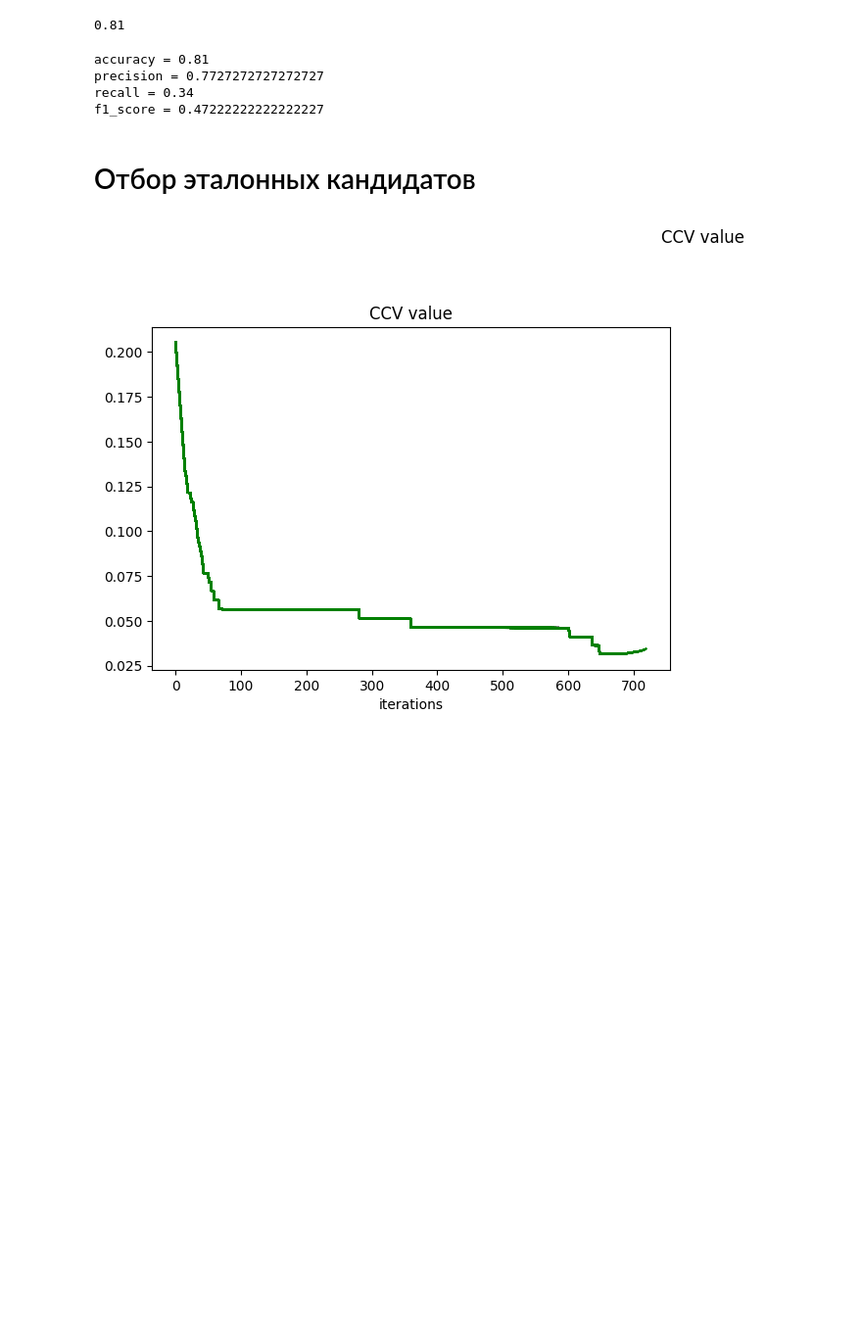
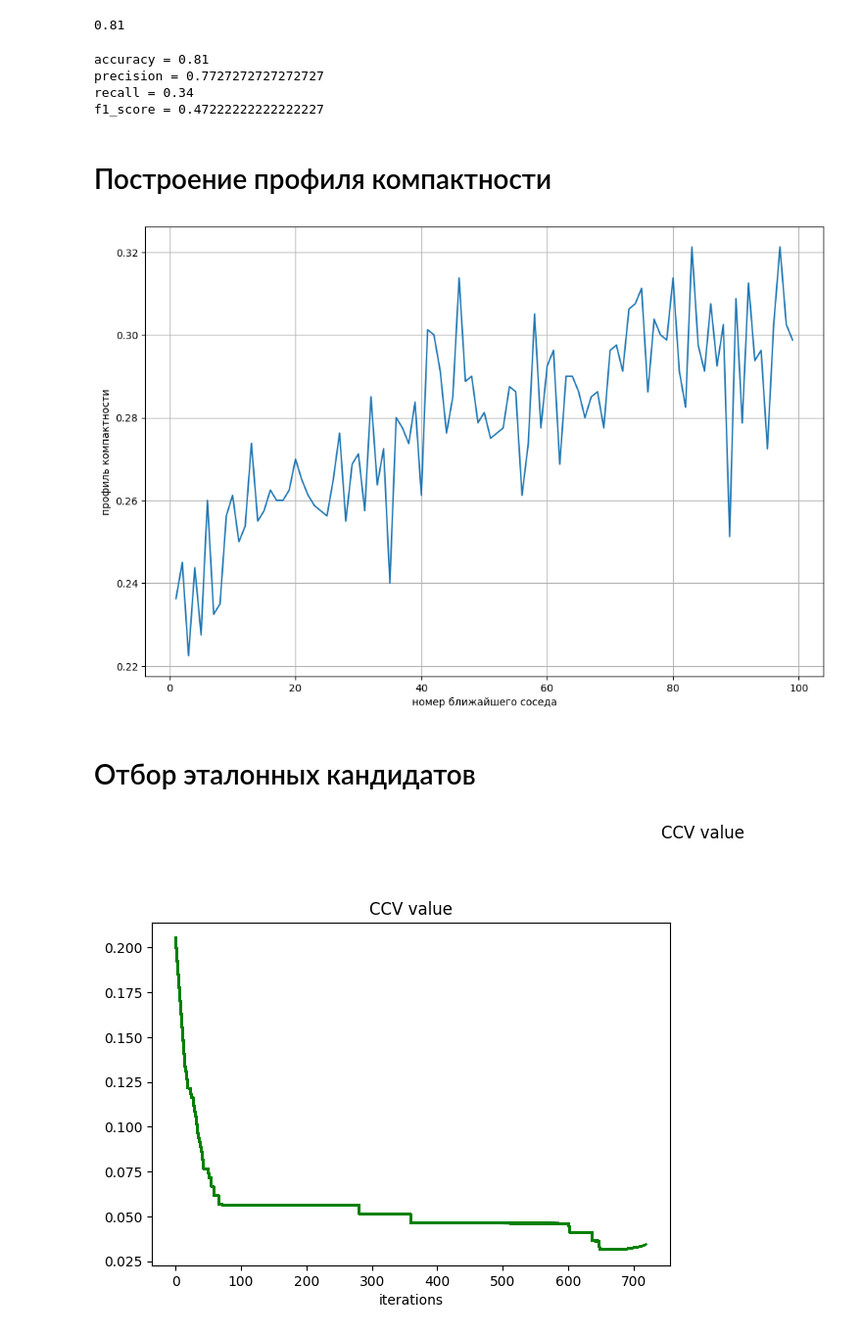
Before and after one commit to itmo-mla/fall-2025, a Jupyter notebook: students/kasiutin-ia/lab2/source/model_inference.ipynb, the cells around one changed output. Shown at 98% size. Saved outputs shown, nothing was run; the diff lists cells and outputs as text; code cells hidden in the pictures; blank space fills up the shorter version.

Commit message:
add compactness profile

```diff
--- a/students/kasiutin-ia/lab2/source/model_inference.ipynb
+++ b/students/kasiutin-ia/lab2/source/model_inference.ipynb
@@ -124,6 +124,31 @@ accuracy = 0.81
 precision = 0.7727272727272727
 recall = 0.34
 f1_score = 0.47222222222222227
+# %% [markdown]
+# Построение профиля компактности
+# %%
+from utils import get_compact_profile, get_distances
+import matplotlib.pyplot as plt
+
+compact_profiles = []
+
+
+distances = get_distances(X_train, X_train)
+sorted_distances_idx = distances.argsort(axis=1)[:, 1:]
+
+for m in range(1, 100):
+    compact_profiles.append(
+        get_compact_profile(m, y_train, y_train, sorted_distances_idx)
+    )
+
+fig = plt.figure(figsize=(12, 8))
+plt.plot(range(1, 100), compact_profiles)
+plt.grid()
+plt.ylabel("профиль компактности")
+plt.xlabel("номер ближайшего соседа")
+plt.show()
+# %% [output]
+[figure, added]
 # %% [markdown]
 # Отбор эталонных кандидатов
 # %%
```
Also changed, not shown: 3 other files.
